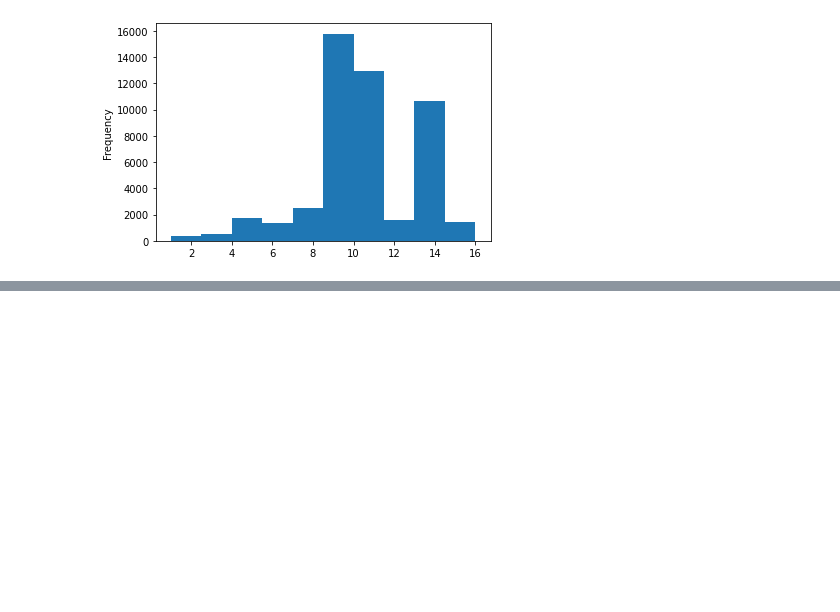
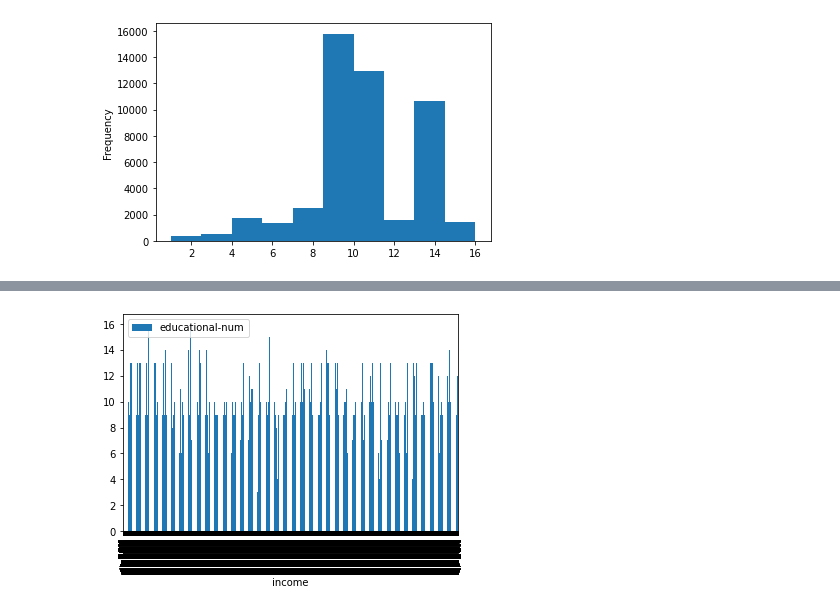
Before and after one commit to leonardojupiter/ciencia-de-dados-adult, a Jupyter notebook: ciencia_de_dados_adult.ipynb, the cells around one changed output, grey strips where cells are left out. Saved outputs shown, nothing was run; the diff lists cells and outputs as text; code cells hidden in the pictures; blank space fills up the shorter version.

```diff
--- a/ciencia_de_dados_adult.ipynb
+++ b/ciencia_de_dados_adult.ipynb
@@ -128,0 +116,5 @@ plt.show()
+# %%
+adult_kaggle.plot(y='educational-num', x='income', kind='bar')
+plt.show()
+# %% [output]
+[figure, added]
```
Also changed, not shown: parts of 5 cells of this notebook.
